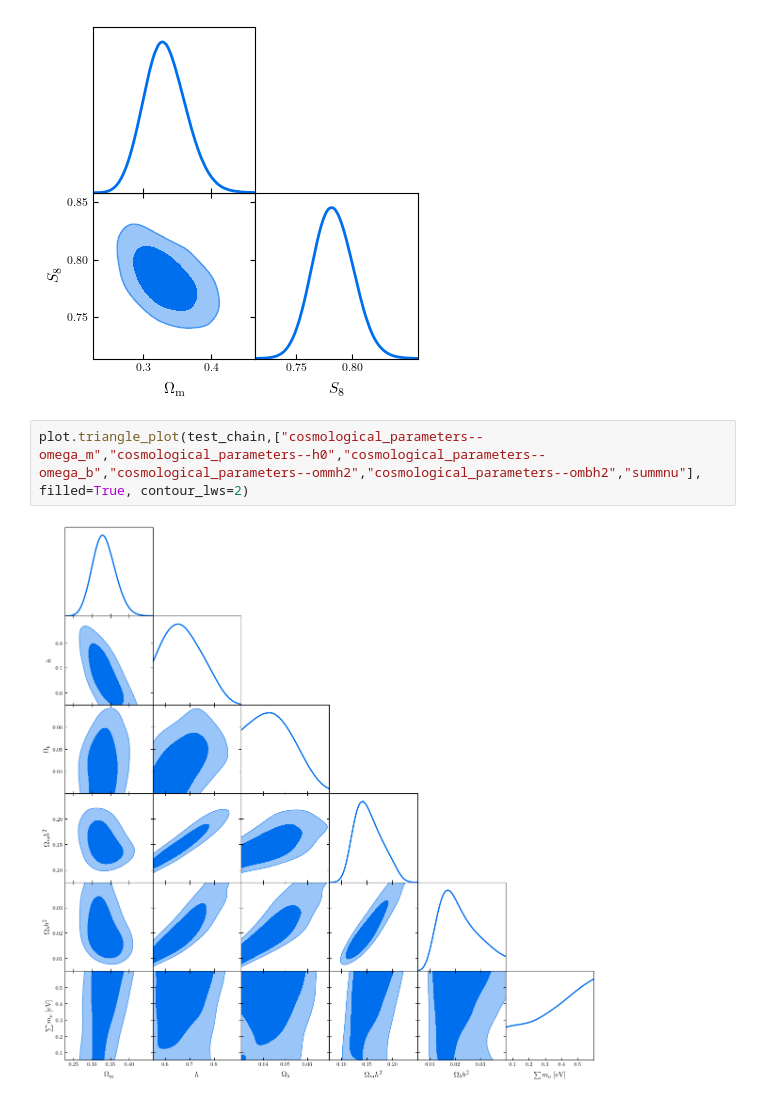
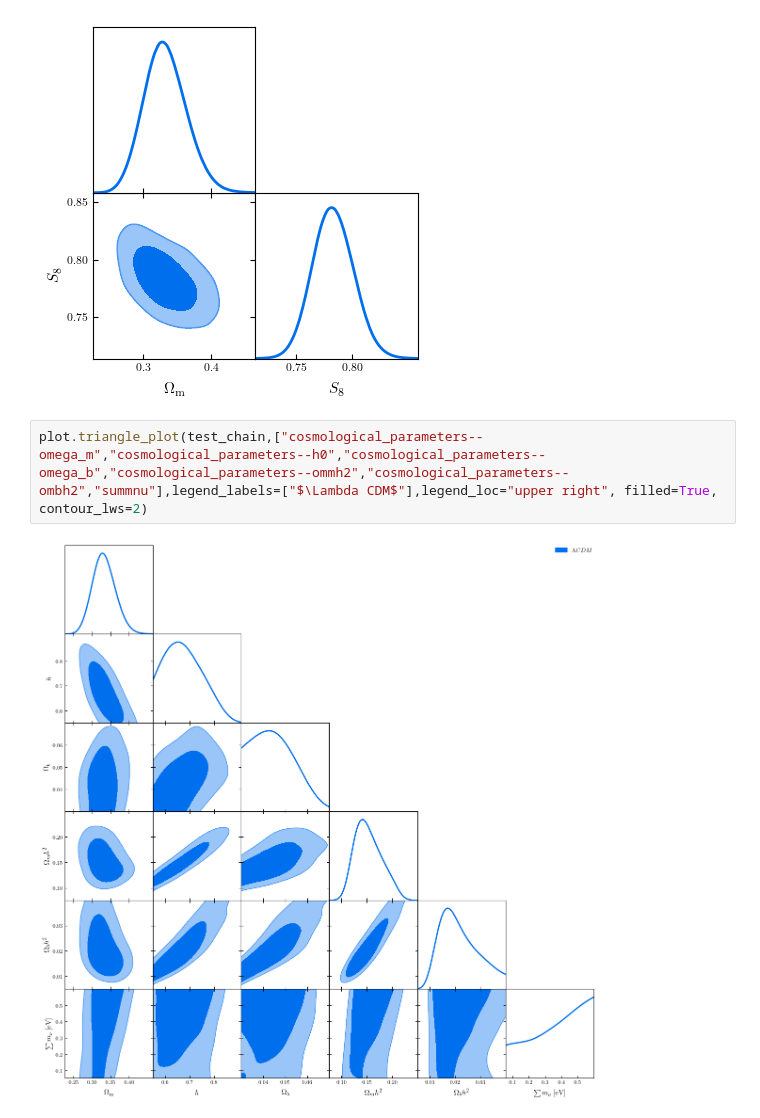
Before and after one commit to JMTcodes/compressing-shear-likelihood, a Jupyter notebook: test.ipynb, the cells around one changed output. Saved outputs shown, nothing was run; the diff lists cells and outputs as text.

Commit message:
added plot parm

```diff
--- a/test.ipynb
+++ b/test.ipynb
@@ -87,6 +87,6 @@ plot.triangle_plot(test_chain, ["cosmological_parameters--omega_m", "S8"], fille
 # %% [output]
 [figure]
 # %%
-plot.triangle_plot(test_chain,["cosmological_parameters--omega_m","cosmological_parameters--h0","cosmological_parameters--omega_b","cosmological_parameters--ommh2","cosmological_parameters--ombh2","summnu"], filled=True, contour_lws=2)
+plot.triangle_plot(test_chain,["cosmological_parameters--omega_m","cosmological_parameters--h0","cosmological_parameters--omega_b","cosmological_parameters--ommh2","cosmological_parameters--ombh2","summnu"],legend_labels=["$\Lambda CDM$"],legend_loc="upper right", filled=True, contour_lws=2)
 # %% [output]
-[figure, old version]
+[figure, new version]
```
